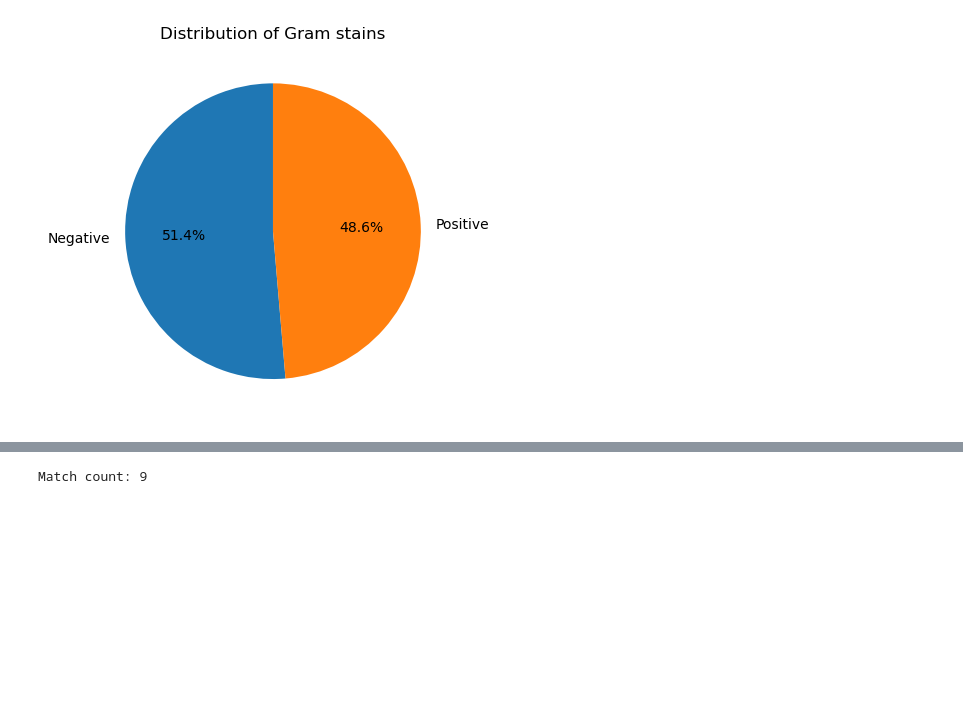
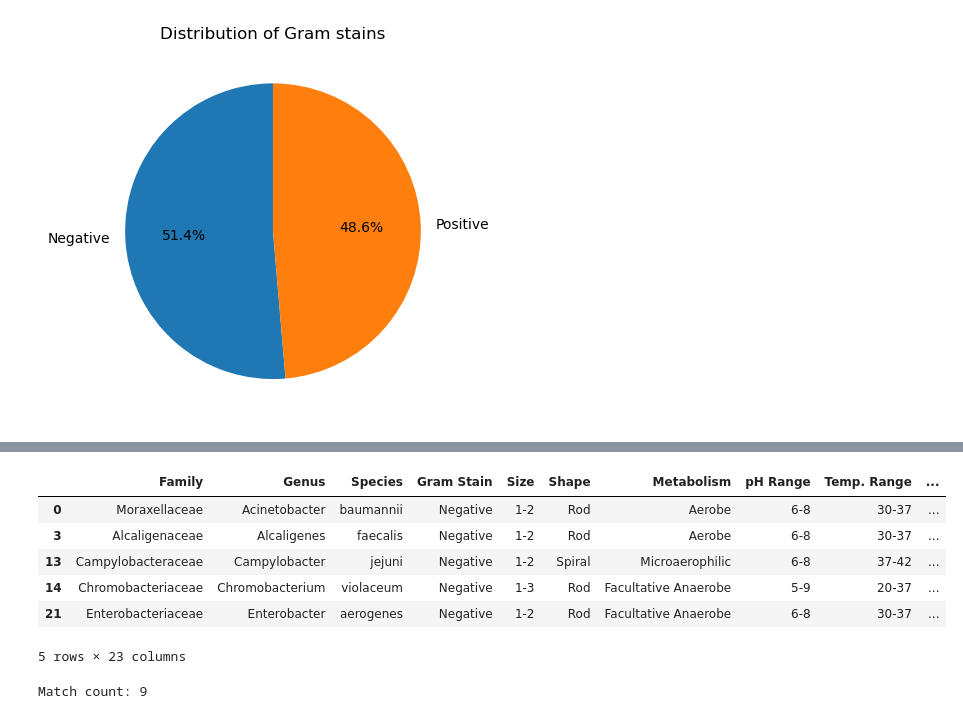
Before and after one commit to kucupwn/MicrobesGrid, a Jupyter notebook: main.ipynb, the cells around one changed output, grey strips where cells are left out. Saved outputs shown, nothing was run; the diff lists cells and outputs as text; code cells hidden in the pictures; blank space fills up the shorter version.

```diff
--- a/main.ipynb
+++ b/main.ipynb
@@ -83,3 +91,14 @@ plt.show()
+# %%
+gram_negative = df[df["Gram Stain"] == "Negative"]
+display(gram_negative.head(5))
+# %% [output]
+|  | Family | Genus | Species | Gram Stain | Size | Shape | Metabolism | pH Range | Temp. Range | ... |
+| 0 | Moraxellaceae | Acinetobacter | baumannii | Negative | 1-2 | Rod | Aerobe | 6-8 | 30-37 | ... |
+| 3 | Alcaligenaceae | Alcaligenes | faecalis | Negative | 1-2 | Rod | Aerobe | 6-8 | 30-37 | ... |
+| 13 | Campylobacteraceae | Campylobacter | jejuni | Negative | 1-2 | Spiral | Microaerophilic | 6-8 | 37-42 | ... |
+| 14 | Chromobacteriaceae | Chromobacterium | violaceum | Negative | 1-3 | Rod | Facultative Anaerobe | 5-9 | 20-37 | ... |
+| 21 | Enterobacteriaceae | Enterobacter | aerogenes | Negative | 1-2 | Rod | Facultative Anaerobe | 6-8 | 30-37 | ... |
+5 rows × 23 columns
 # %%
 # Split pH values into 2 columns, and convert to number
 
```
Also changed, not shown: parts of 6 cells of this notebook.
